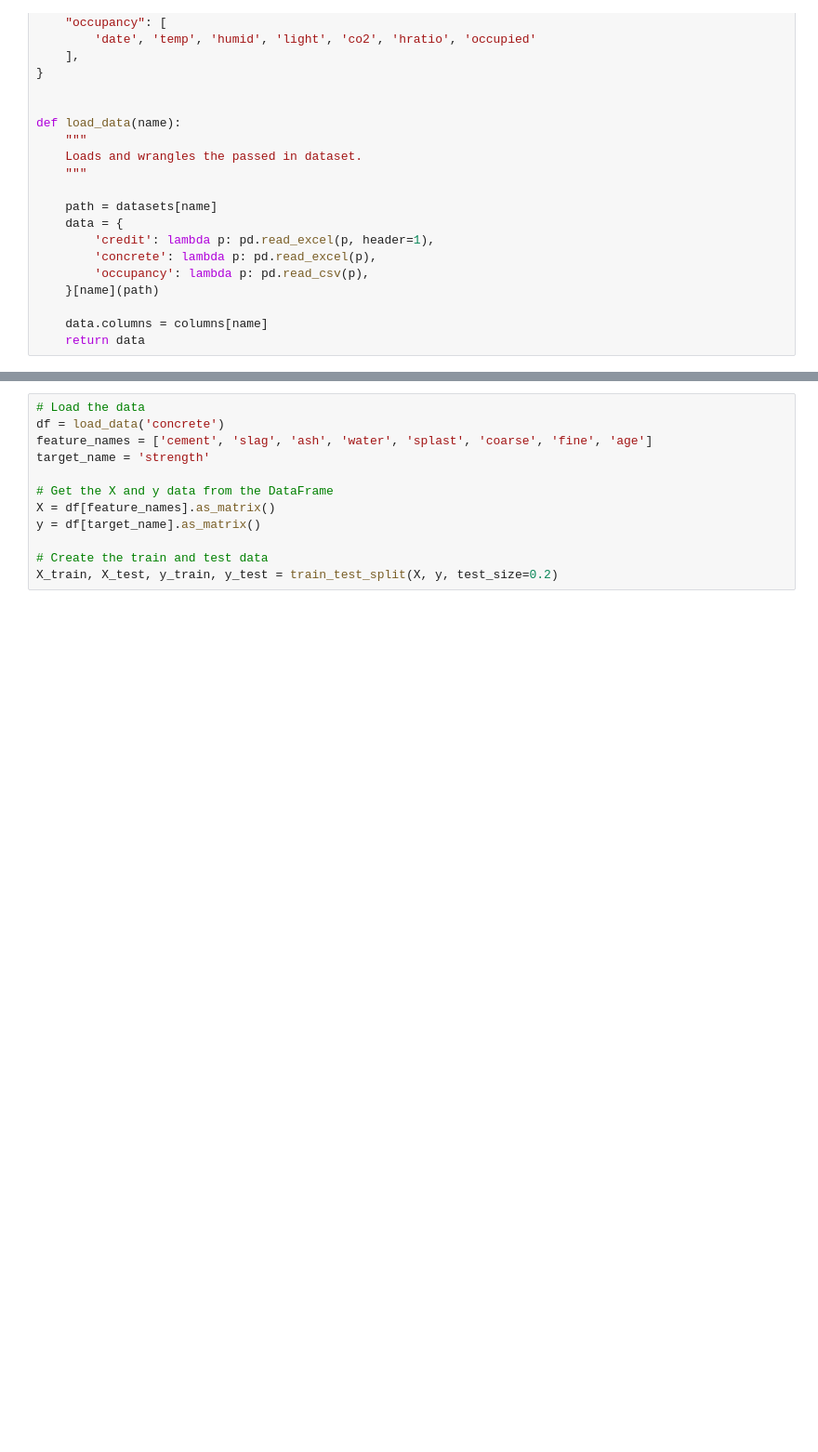
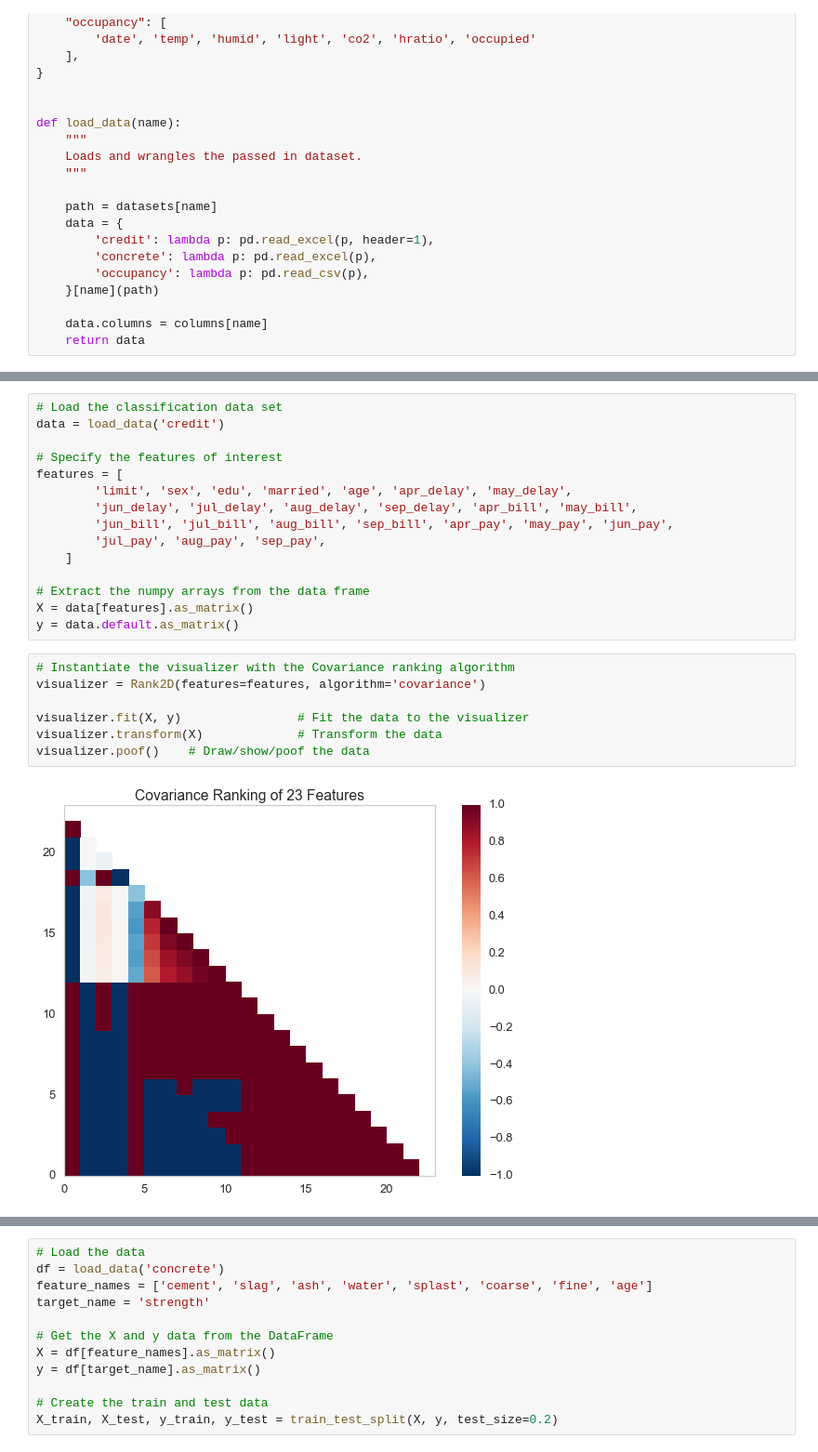
Before and after one commit to DistrictDataLabs/yellowbrick, a Jupyter notebook: examples/examples.ipynb, the cells around one changed output, grey strips where cells are left out. Shown at 93% size. Drawn from its saved outputs; the diff is of its cells as text; blank space fills up the shorter version.

```diff
--- a/examples/examples.ipynb
+++ b/examples/examples.ipynb
@@ -73,0 +92,24 @@ This example demonstrates a regression analysis with visual diagnostics for eval
+# %%
+# Load the classification data set
+data = load_data('credit')
+
+# Specify the features of interest
+features = [
+        'limit', 'sex', 'edu', 'married', 'age', 'apr_delay', 'may_delay',
+        'jun_delay', 'jul_delay', 'aug_delay', 'sep_delay', 'apr_bill', 'may_bill',
+        'jun_bill', 'jul_bill', 'aug_bill', 'sep_bill', 'apr_pay', 'may_pay', 'jun_pay',
+        'jul_pay', 'aug_pay', 'sep_pay',
+    ]
+
+# Extract the numpy arrays from the data frame
+X = data[features].as_matrix()
+y = data.default.as_matrix()
+# %%
+# Instantiate the visualizer with the Covariance ranking algorithm
+visualizer = Rank2D(features=features, algorithm='covariance')
+
+visualizer.fit(X, y)                # Fit the data to the visualizer
+visualizer.transform(X)             # Transform the data
+visualizer.poof()    # Draw/show/poof the data
+# %% [output]
+[figure, added]
```
Also changed, not shown: parts of 31 cells of this notebook, 6 other files.
